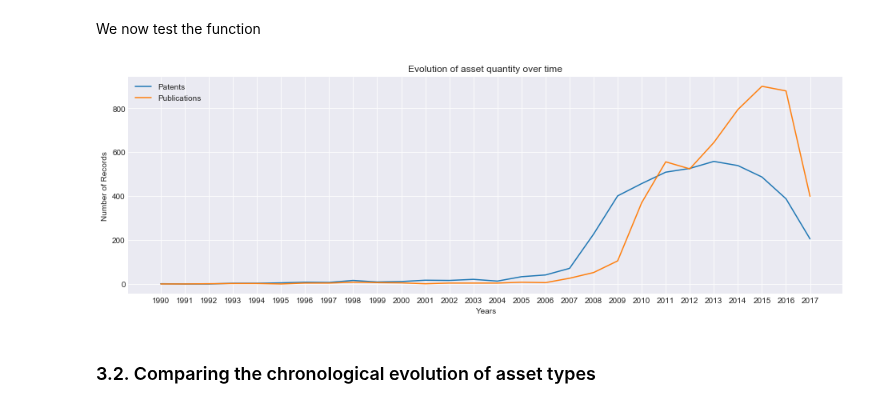
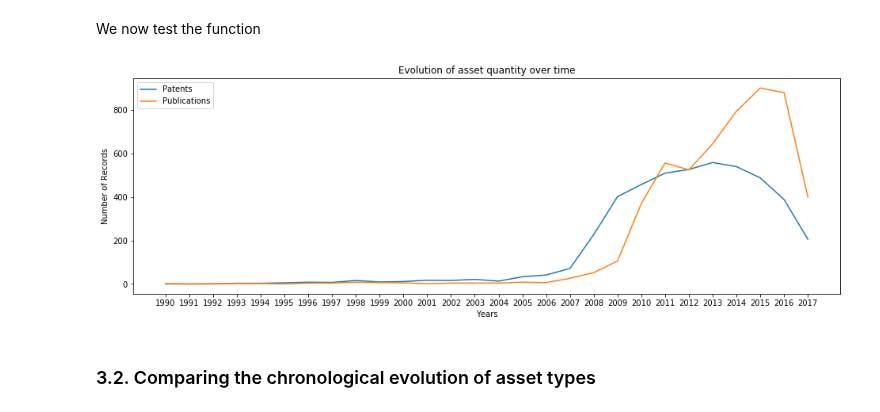
Before and after one commit to duarteocarmo/technological_capabilities, a Jupyter notebook: notebooks/3_PatentsVsPublications.ipynb, the cells around one changed output. Cells and saved outputs as stored; diff of their text form; code cells hidden in the pictures.

```diff
--- a/notebooks/3_PatentsVsPublications.ipynb
+++ b/notebooks/3_PatentsVsPublications.ipynb
@@ -228,27 +228,26 @@ We now test the function
 # %%
 # define data
 startYear = 1990
 endYear = 2017
 patentTimeline = getTotalDocuments('PATENT', startYear, endYear)
 publicationTimeline = getTotalDocuments('PUBLICATION', startYear, endYear)
 title = 'Evolution of asset quantity over time'
 x_label = 'Years'
 y_label = 'Number of Records'
 
 # plot evolution
-plt.style.use('seaborn-darkgrid')
 plt.subplots(1,1,figsize=(16, 5))
 plt.subplot(111)
 plt.plot(patentTimeline['Years'], patentTimeline['Quantity'], label='Patents')
 plt.plot(publicationTimeline['Years'], publicationTimeline['Quantity'], label='Publications')
 plt.legend()
 plt.xticks(publicationTimeline['Years'])
 plt.title('Evolution of asset quantity over time')
 plt.xlabel('Years')
 plt.ylabel('Number of Records')
 plt.show()
 # %% [output]
-[figure, old version]
+[figure, new version]
 # %% [markdown]
 ### 3.2. Comparing the chronological evolution of asset types <a class="anchor" id="three-one"></a>
 # %% [markdown]
```
Also changed, not shown: parts of 13 cells of this notebook.
